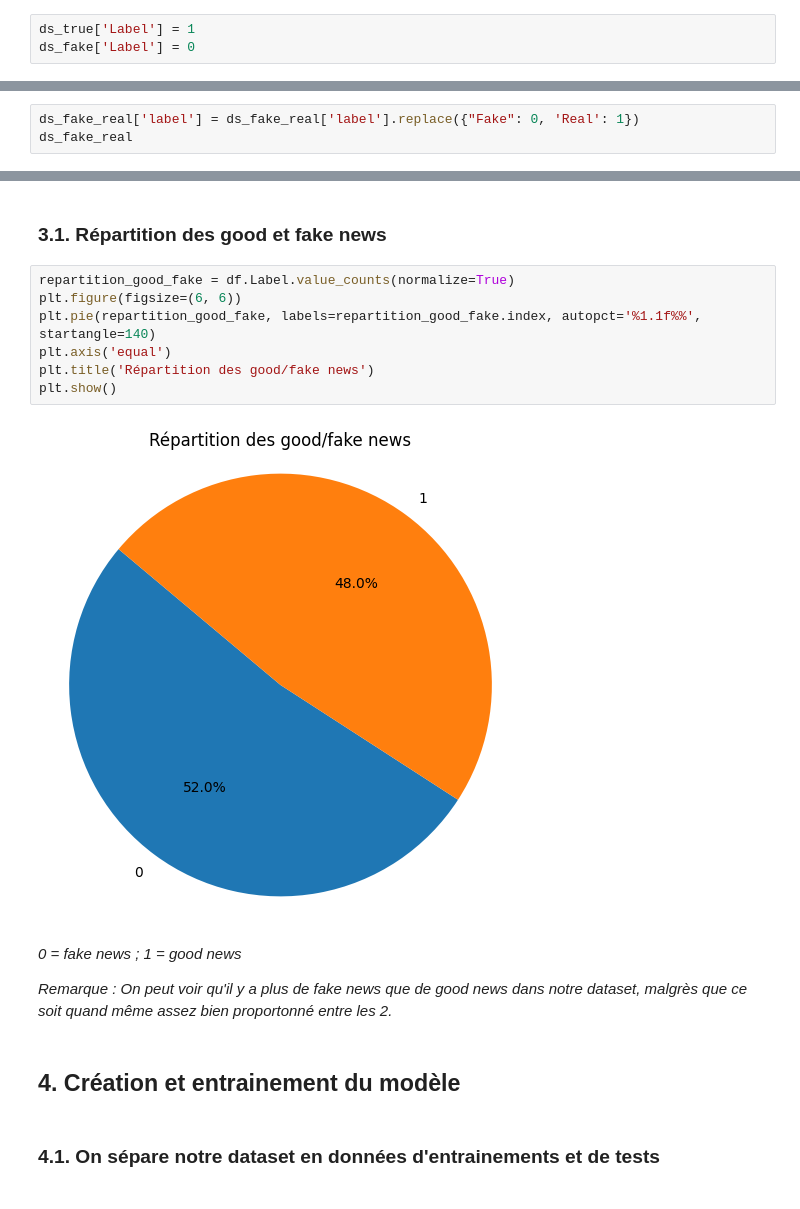
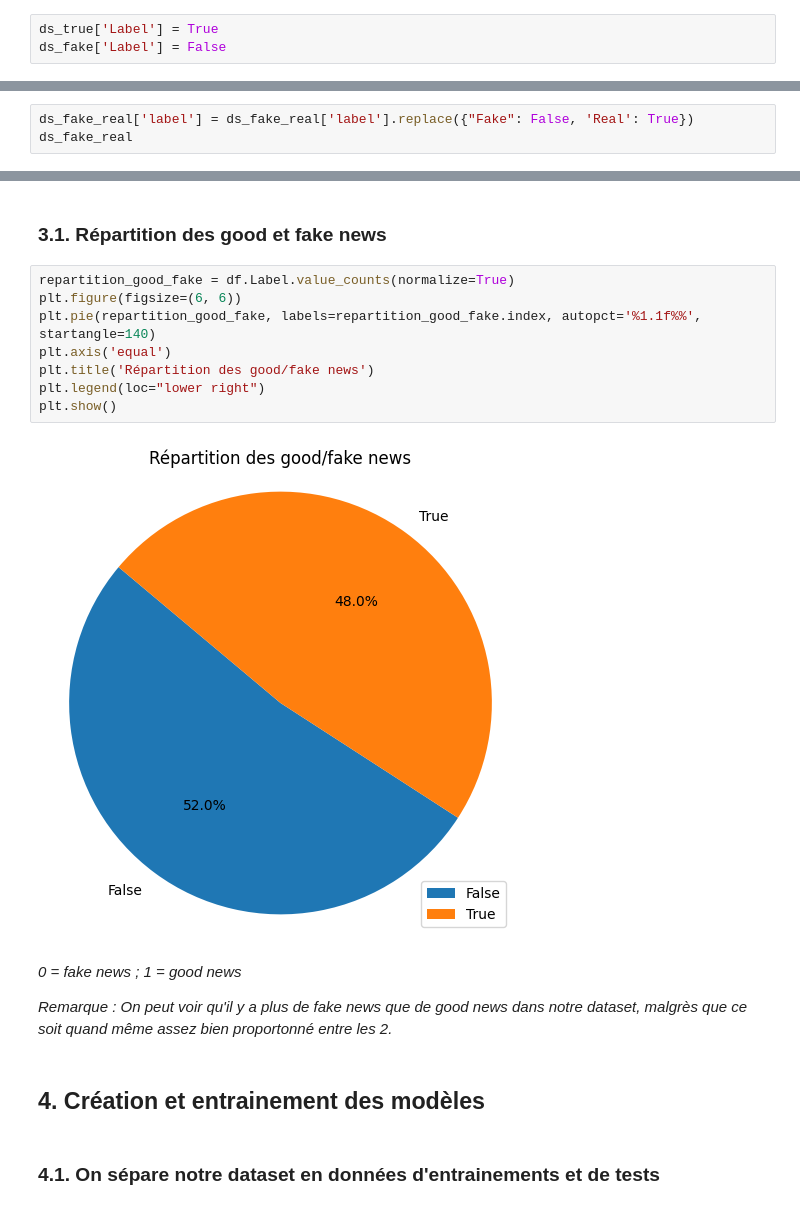
Before and after one commit to Gentlhug/projet-ia-fake-news, a Jupyter notebook: projet_ia_fake_news.ipynb, the cells around one changed output, grey strips where cells are left out. Cells and saved outputs as stored; diff of their text form.

```diff
--- a/projet_ia_fake_news.ipynb
+++ b/projet_ia_fake_news.ipynb
@@ -78,8 +81,8 @@ ds_fake_real
 # %% [markdown]
 *On ajoute la colonne "Label" dans nos dataset **fake.csv** et **true.csv**. 0 pour "Fake news" et 1 pour "Good news"*
 # %%
-ds_true['Label'] = 1
-ds_fake['Label'] = 0
+ds_true['Label'] = True
+ds_fake['Label'] = False
 # %%
 ds_true.head()
 # %% [output]
@@ -103,7 +106,7 @@ ds_fake.head()
 # %% [markdown]
 *On veut convertir en nombre notre colonne **label**. 0 pour Fake et 1 pour Real.*
 # %%
-ds_fake_real['label'] = ds_fake_real['label'].replace({"Fake": 0, 'Real': 1})
+ds_fake_real['label'] = ds_fake_real['label'].replace({"Fake": False, 'Real': True})
 ds_fake_real
 # %% [output]
 |  | Text | label |
@@ -212,18 +208,19 @@ isGoodNews: 0
 # %%
 repartition_good_fake = df.Label.value_counts(normalize=True)
 plt.figure(figsize=(6, 6))
 plt.pie(repartition_good_fake, labels=repartition_good_fake.index, autopct='%1.1f%%', startangle=140)
 plt.axis('equal')
 plt.title('Répartition des good/fake news')
+plt.legend(loc="lower right")
 plt.show()
 # %% [output]
-[figure, old version]
+[figure, new version]
 # %% [markdown]
 *0 = fake news ; 1 = good news*
 
 *Remarque : On peut voir qu'il y a plus de fake news que de good news dans notre dataset, malgrès que ce soit quand même assez bien proportonné entre les 2.*
 # %% [markdown]
-## 4. Création et entrainement du modèle
+## 4. Création et entrainement des modèles
 # %% [markdown]
 ### 4.1. On sépare notre dataset en données d'entrainements et de tests
 # %%
```
Also changed, not shown: parts of 35 cells of this notebook.
